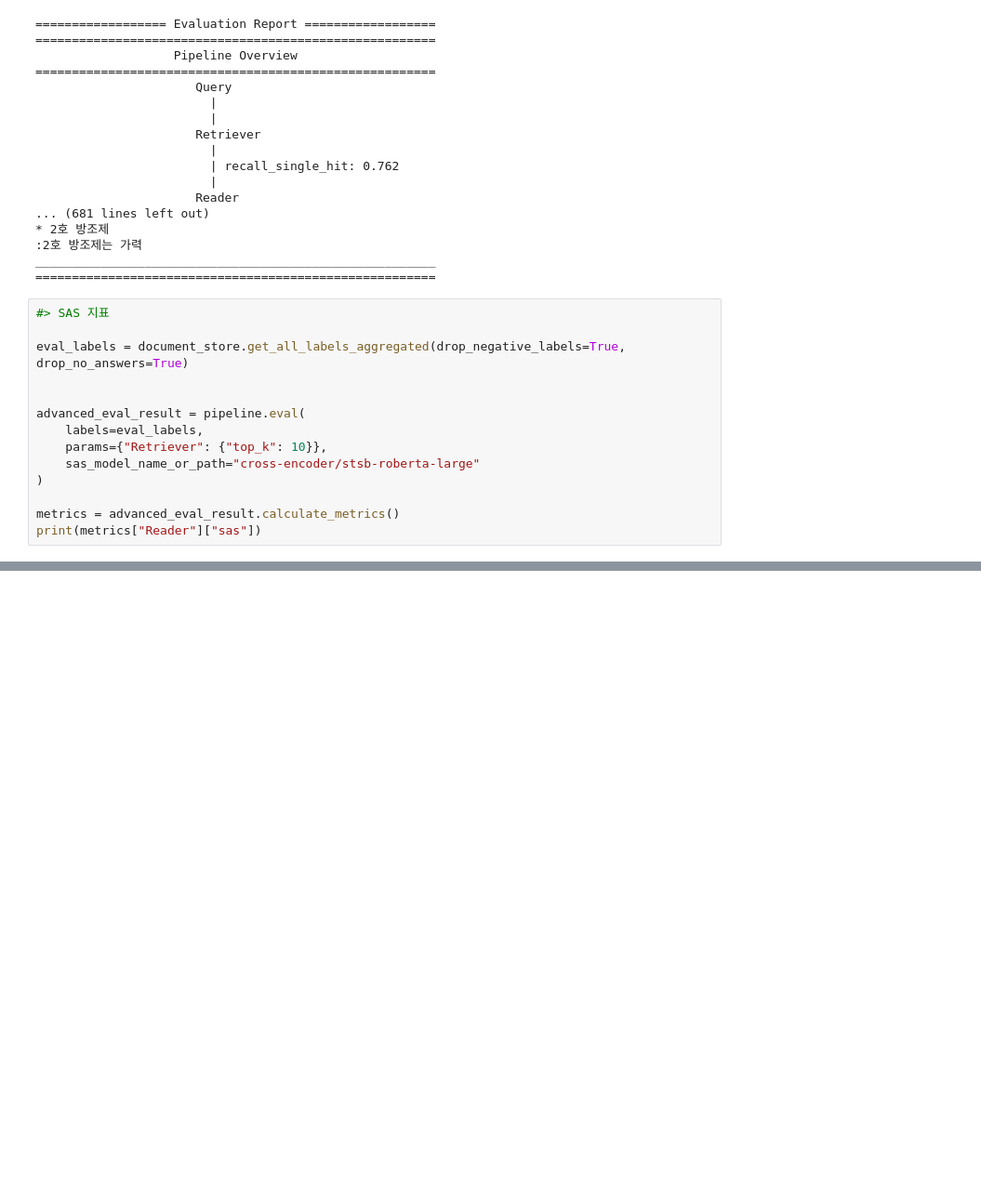
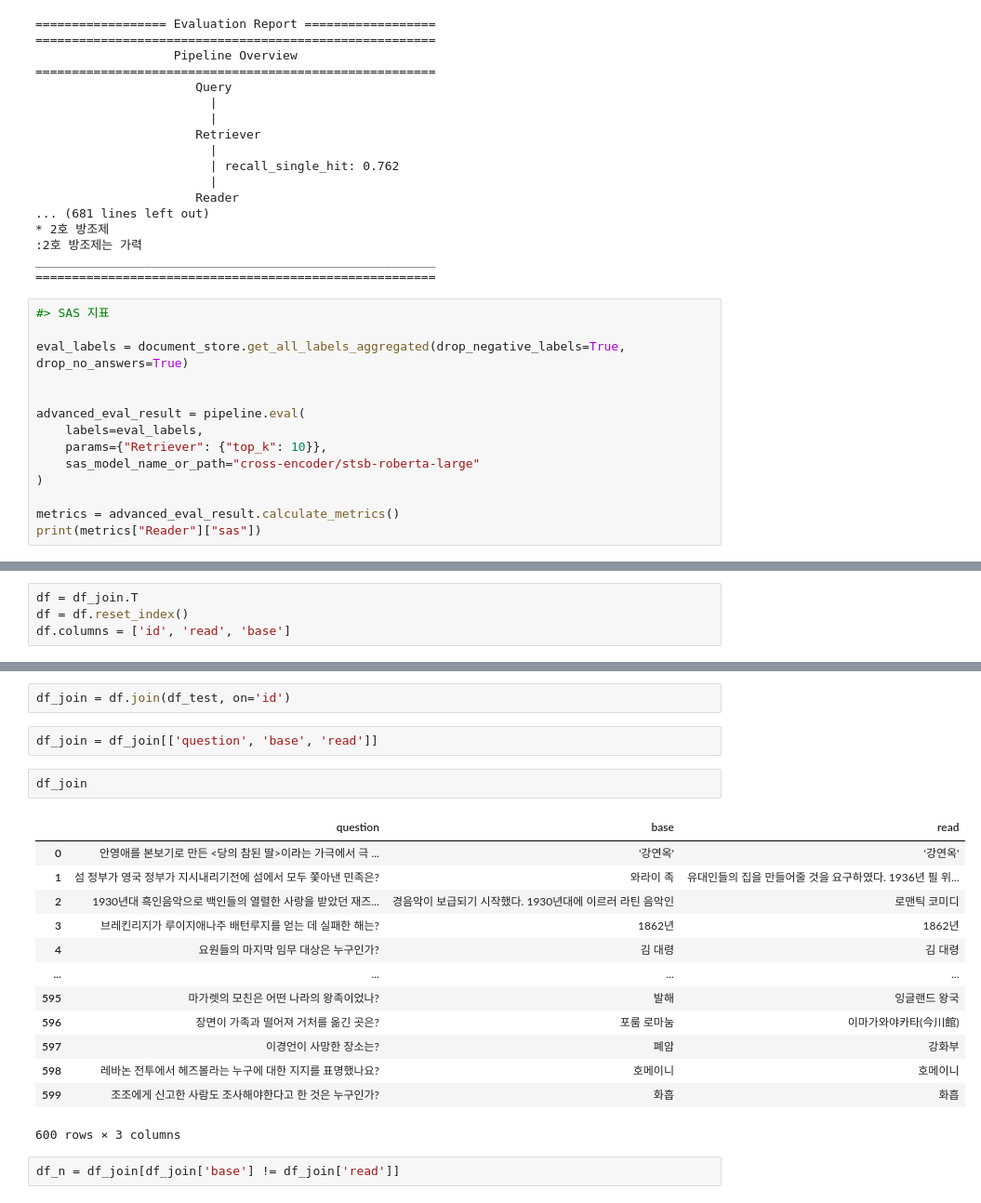
Before and after one commit to boostcampaitech5/level2_nlp_mrc-nlp-01, a Jupyter notebook: code/pipeline_analysis.ipynb, the cells around one changed output, grey strips where cells are left out. Shown at 93% size. Saved outputs shown, nothing was run; the diff lists cells and outputs as text; blank space fills up the shorter version.

```diff
--- a/code/pipeline_analysis.ipynb
+++ b/code/pipeline_analysis.ipynb
@@ -79,0 +108,4 @@ print(metrics["Reader"]["sas"])
+# %%
+df = df_join.T
+df = df.reset_index()
+df.columns = ['id', 'read', 'base']
@@ -79,0 +129,22 @@ print(metrics["Reader"]["sas"])
+# %%
+df_join = df.join(df_test, on='id')
+# %%
+df_join = df_join[['question', 'base', 'read']]
+# %%
+df_join
+# %% [output]
+|  | question | base | read |
+| 0 | 안영애를 본보기로 만든 <당의 참된 딸>이라는 가극에서 극 ... | '강연옥' | '강연옥' |
+| 1 | 섬 정부가 영국 정부가 지시내리기전에 섬에서 모두 쫓아낸 민족은? | 와라이 족 | 유대인들의 집을 만들어줄 것을 요구하였다. 1936년 필 위... |
+| 2 | 1930년대 흑인음악으로 백인들의 열렬한 사랑을 받았던 재즈... | 경음악이 보급되기 시작했다. 1930년대에 이르러 라틴 음악인 | 로맨틱 코미디 |
+| 3 | 브레킨리지가 루이지애나주 배턴루지를 얻는 데 실패한 해는? | 1862년 | 1862년 |
+| 4 | 요원들의 마지막 임무 대상은 누구인가? | 김 대령 | 김 대령 |
+| ... | ... | ... | ... |
+| 595 | 마가렛의 모친은 어떤 나라의 왕족이었나? | 발해 | 잉글랜드 왕국 |
+| 596 | 장면이 가족과 떨어져 거처를 옮긴 곳은? | 포룸 로마눔 | 이마가와야카타(今川館) |
+| 597 | 이경언이 사망한 장소는? | 폐암 | 강화부 |
+| 598 | 레바논 전투에서 헤즈볼라는 누구에 대한 지지를 표명했나요? | 호메이니 | 호메이니 |
+| 599 | 조조에게 신고한 사람도 조사해야한다고 한 것은 누구인가? | 화흡 | 화흡 |
+600 rows × 3 columns
+# %%
+df_n = df_join[df_join['base'] != df_join['read']]
```
Also changed, not shown: parts of 10 cells of this notebook, 3 other files.
